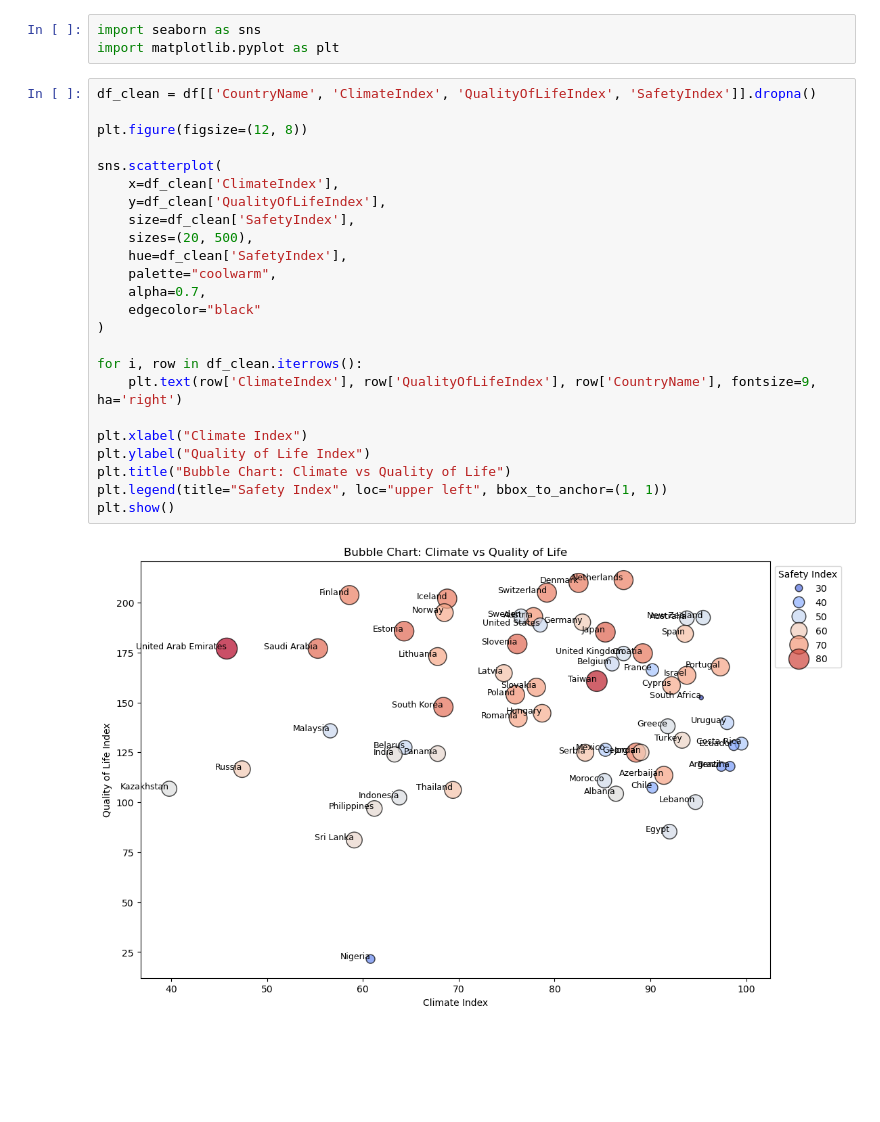
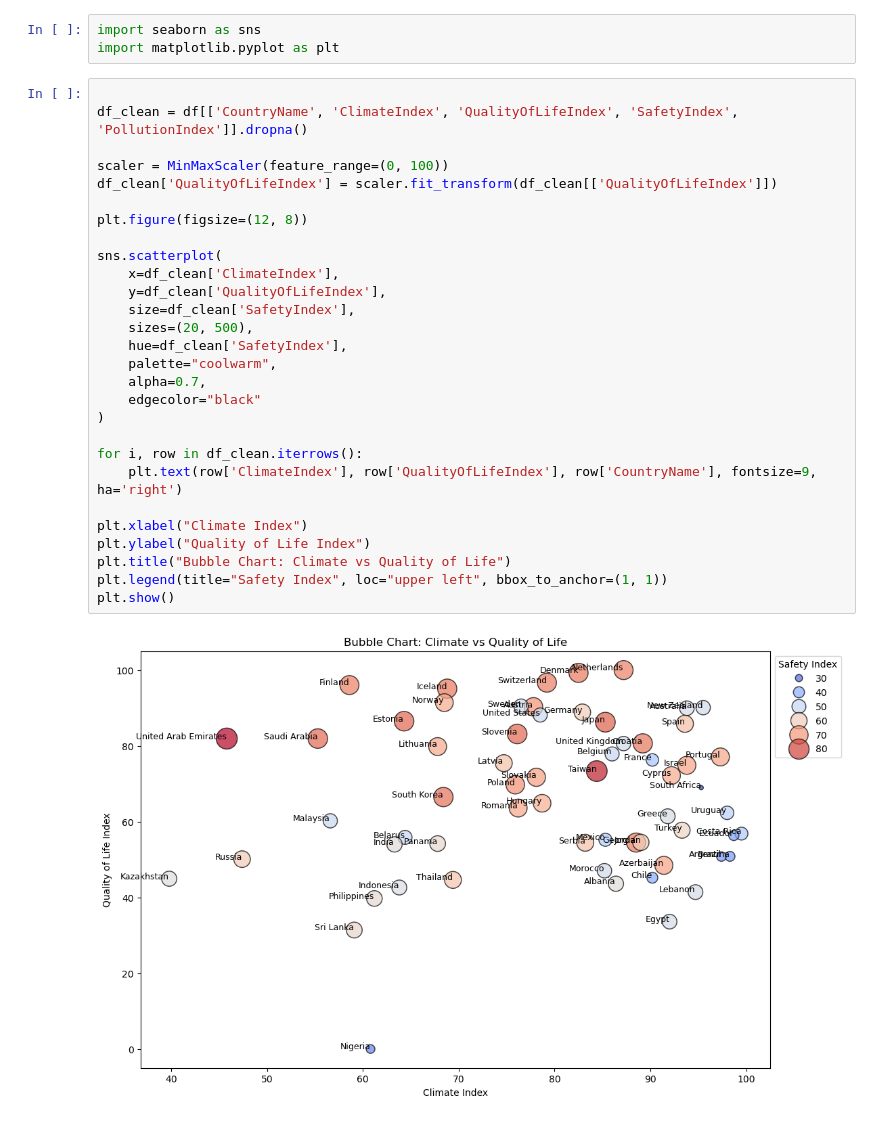
Before and after one commit to IuliaBunescu/tourism_clustering_project, a Jupyter notebook: EDA/roxana.ipynb, the cells around one changed output. Cells and saved outputs as stored; diff of their text form; blank space fills up the shorter version.

```diff
--- a/EDA/roxana.ipynb
+++ b/EDA/roxana.ipynb
@@ -15,30 +16,34 @@ df.head()
 import seaborn as sns
 import matplotlib.pyplot as plt
 # %%
-df_clean = df[['CountryName', 'ClimateIndex', 'QualityOfLifeIndex', 'SafetyIndex']].dropna()
+
+df_clean = df[['CountryName', 'ClimateIndex', 'QualityOfLifeIndex', 'SafetyIndex', 'PollutionIndex']].dropna()
+
+scaler = MinMaxScaler(feature_range=(0, 100))
+df_clean['QualityOfLifeIndex'] = scaler.fit_transform(df_clean[['QualityOfLifeIndex']])
 
 plt.figure(figsize=(12, 8))
 
 sns.scatterplot(
     x=df_clean['ClimateIndex'],
     y=df_clean['QualityOfLifeIndex'],
     size=df_clean['SafetyIndex'],
     sizes=(20, 500),
     hue=df_clean['SafetyIndex'],
     palette="coolwarm",
     alpha=0.7,
     edgecolor="black"
 )
 
 for i, row in df_clean.iterrows():
     plt.text(row['ClimateIndex'], row['QualityOfLifeIndex'], row['CountryName'], fontsize=9, ha='right')
 
 plt.xlabel("Climate Index")
 plt.ylabel("Quality of Life Index")
 plt.title("Bubble Chart: Climate vs Quality of Life")
 plt.legend(title="Safety Index", loc="upper left", bbox_to_anchor=(1, 1))
 plt.show()
 # %% [output]
-[figure, old version]
+[figure, new version]
 # %%
 from mpl_toolkits.mplot3d import Axes3D
```
Also changed, not shown: parts of 7 cells of this notebook, 2 other files.
